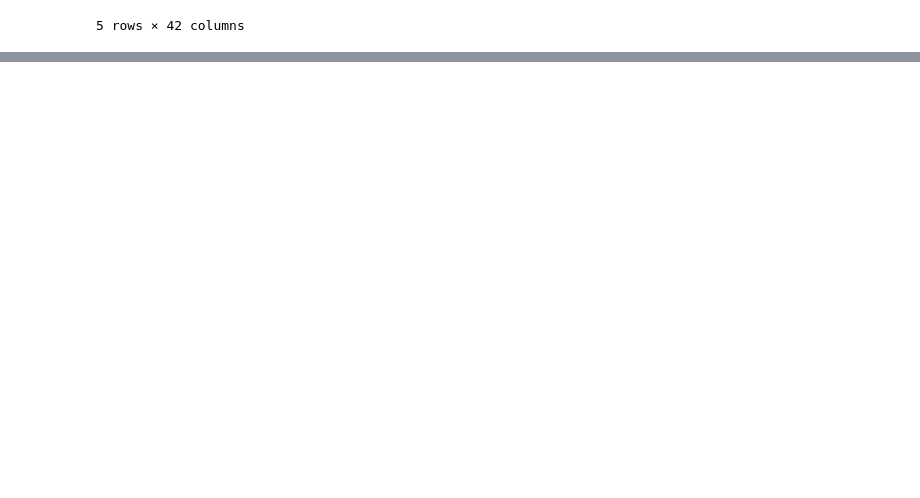
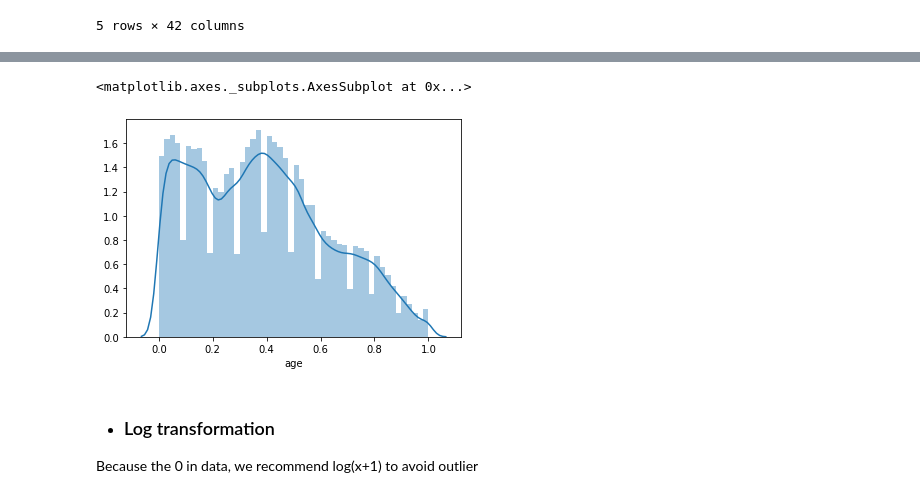
Before and after one commit to tomtang110/RecommendationAlgorithmPractice, a Jupyter notebook: FeatureEnginnering/ContinuousFeature.ipynb, the cells around one changed output, grey strips where cells are left out. Saved outputs shown, nothing was run; the diff lists cells and outputs as text; code cells hidden in the pictures; blank space fills up the shorter version.

```diff
--- a/FeatureEnginnering/ContinuousFeature.ipynb
+++ b/FeatureEnginnering/ContinuousFeature.ipynb
@@ -55,0 +95,11 @@ Name: income_50k, dtype: int64
+# %%
+age_min_max = (train_df.age - train_df.age.min())/(train_df.age.max()-train_df.age.min())
+# %%
+sns.distplot(age_min_max)
+# %% [output]
+<matplotlib.axes._subplots.AxesSubplot at 0x...>
+[figure, added]
+# %% [markdown]
+* ### Log transformation
+
+Because the 0 in data, we recommend log(x+1) to avoid outlier
```
Also changed, not shown: parts of 18 cells of this notebook, 1 other file.
